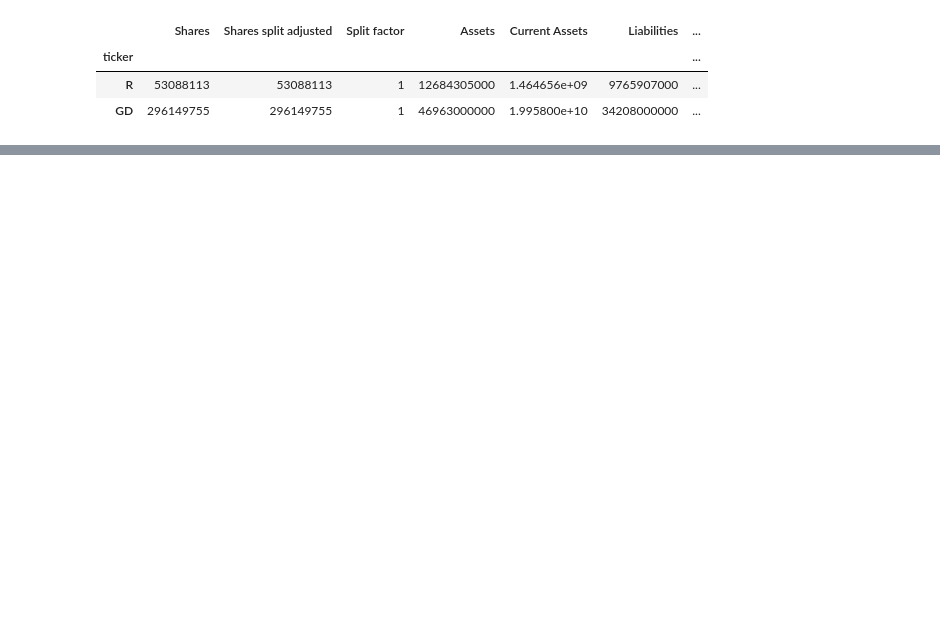
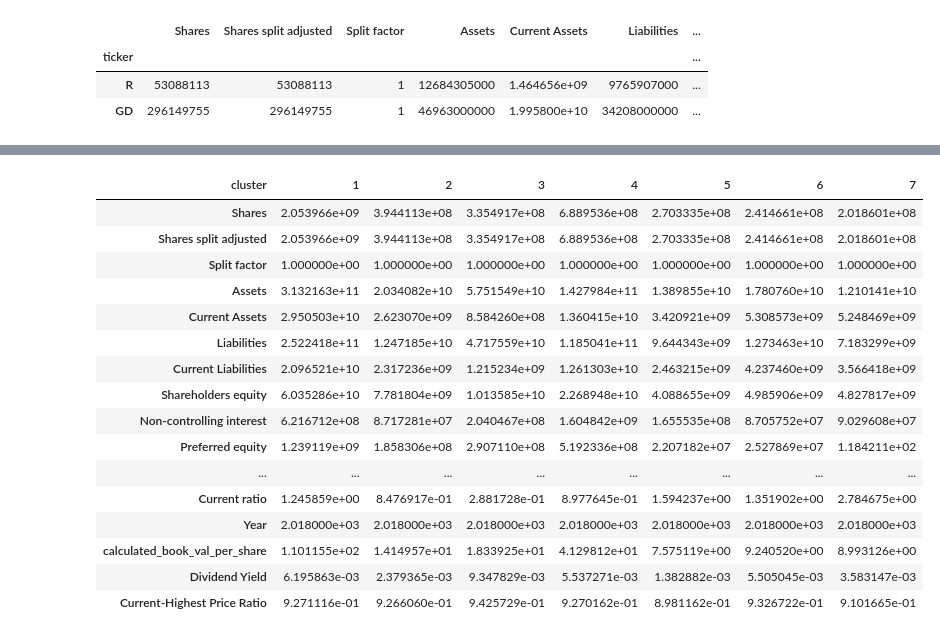
Before and after one commit to ruchikav95/Stock-Market-Analysis-, a Jupyter notebook: Individual_Assignment_BA820.ipynb, the cells around one changed output, grey strips where cells are left out. Saved outputs shown, nothing was run; the diff lists cells and outputs as text; code cells hidden in the pictures; blank space fills up the shorter version.

```diff
--- a/Individual_Assignment_BA820.ipynb
+++ b/Individual_Assignment_BA820.ipynb
@@ -313,0 +440,23 @@ df_2018.loc[df_2018['P/E ratio'].isnull(), 'P/E ratio'] = temp['calculated_pe_ra
+# %%
+# lets profile the cluster solutions
+clus_profile = stock.groupby("cluster").mean()
+
+clus_profile.T
+# %% [output]
+| cluster | 1 | 2 | 3 | 4 | 5 | 6 | 7 |
+| Shares | 2.053966e+09 | 3.944113e+08 | 3.354917e+08 | 6.889536e+08 | 2.703335e+08 | 2.414661e+08 | 2.018601e+08 |
+| Shares split adjusted | 2.053966e+09 | 3.944113e+08 | 3.354917e+08 | 6.889536e+08 | 2.703335e+08 | 2.414661e+08 | 2.018601e+08 |
+| Split factor | 1.000000e+00 | 1.000000e+00 | 1.000000e+00 | 1.000000e+00 | 1.000000e+00 | 1.000000e+00 | 1.000000e+00 |
+| Assets | 3.132163e+11 | 2.034082e+10 | 5.751549e+10 | 1.427984e+11 | 1.389855e+10 | 1.780760e+10 | 1.210141e+10 |
+| Current Assets | 2.950503e+10 | 2.623070e+09 | 8.584260e+08 | 1.360415e+10 | 3.420921e+09 | 5.308573e+09 | 5.248469e+09 |
+| Liabilities | 2.522418e+11 | 1.247185e+10 | 4.717559e+10 | 1.185041e+11 | 9.644343e+09 | 1.273463e+10 | 7.183299e+09 |
+| Current Liabilities | 2.096521e+10 | 2.317236e+09 | 1.215234e+09 | 1.261303e+10 | 2.463215e+09 | 4.237460e+09 | 3.566418e+09 |
+| Shareholders equity | 6.035286e+10 | 7.781804e+09 | 1.013585e+10 | 2.268948e+10 | 4.088655e+09 | 4.985906e+09 | 4.827817e+09 |
+| Non-controlling interest | 6.216712e+08 | 8.717281e+07 | 2.040467e+08 | 1.604842e+09 | 1.655535e+08 | 8.705752e+07 | 9.029608e+07 |
+| Preferred equity | 1.239119e+09 | 1.858306e+08 | 2.907110e+08 | 5.192336e+08 | 2.207182e+07 | 2.527869e+07 | 1.184211e+02 |
+| ... | ... | ... | ... | ... | ... | ... | ... |
+| Current ratio | 1.245859e+00 | 8.476917e-01 | 2.881728e-01 | 8.977645e-01 | 1.594237e+00 | 1.351902e+00 | 2.784675e+00 |
+| Year | 2.018000e+03 | 2.018000e+03 | 2.018000e+03 | 2.018000e+03 | 2.018000e+03 | 2.018000e+03 | 2.018000e+03 |
+| calculated_book_val_per_share | 1.101155e+02 | 1.414957e+01 | 1.833925e+01 | 4.129812e+01 | 7.575119e+00 | 9.240520e+00 | 8.993126e+00 |
+| Dividend Yield | 6.195863e-03 | 2.379365e-03 | 9.347829e-03 | 5.537271e-03 | 1.382882e-03 | 5.505045e-03 | 3.583147e-03 |
+| Current-Highest Price Ratio | 9.271116e-01 | 9.266060e-01 | 9.425729e-01 | 9.270162e-01 | 8.981162e-01 | 9.326722e-01 | 9.101665e-01 |
```
Also changed, not shown: parts of 47 cells of this notebook.
